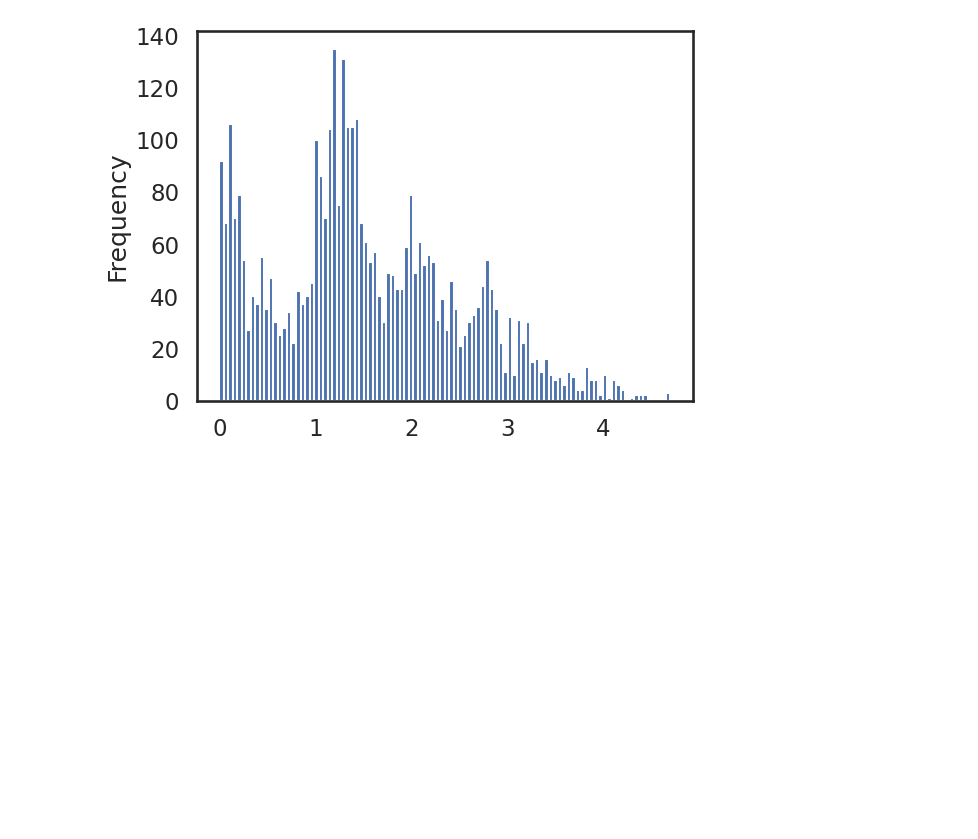
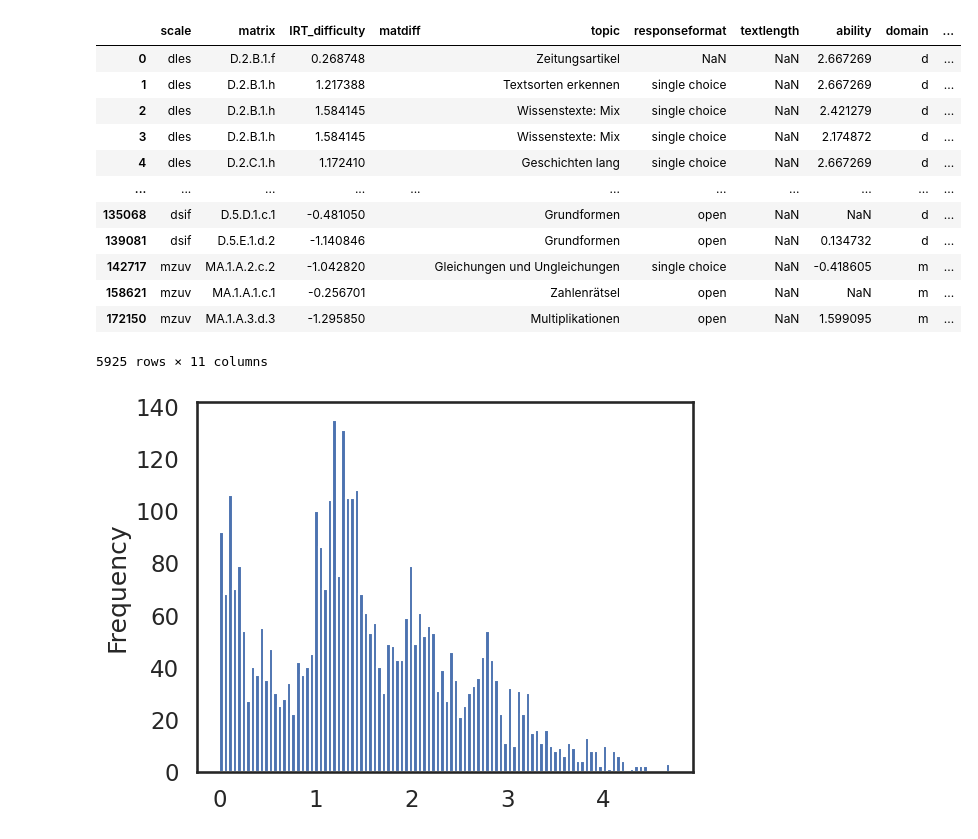
Before and after one commit to lisiq/Modelling-Students-Learning, a Jupyter notebook: Plot_results.ipynb, the cells around one changed output. Cells and saved outputs as stored; diff of their text form; code cells hidden in the pictures; blank space fills up the shorter version.

```diff
--- a/Plot_results.ipynb
+++ b/Plot_results.ipynb
@@ -47,3 +56,19 @@ with open(f'./results/{OUTNAME}_aux_data.pkl', 'rb') as handle:
+# %%
+df_item
+# %% [output]
+|  | scale | matrix | IRT_difficulty | matdiff | topic | responseformat | textlength | ability | domain | ... |
+| 0 | dles | D.2.B.1.f | 0.268748 |  | Zeitungsartikel | NaN | NaN | 2.667269 | d | ... |
+| 1 | dles | D.2.B.1.h | 1.217388 |  | Textsorten erkennen | single choice | NaN | 2.667269 | d | ... |
+| 2 | dles | D.2.B.1.h | 1.584145 |  | Wissenstexte: Mix | single choice | NaN | 2.421279 | d | ... |
+| 3 | dles | D.2.B.1.h | 1.584145 |  | Wissenstexte: Mix | single choice | NaN | 2.174872 | d | ... |
+| 4 | dles | D.2.C.1.h | 1.172410 |  | Geschichten lang | single choice | NaN | 2.667269 | d | ... |
+| ... | ... | ... | ... | ... | ... | ... | ... | ... | ... | ... |
+| 135068 | dsif | D.5.D.1.c.1 | -0.481050 |  | Grundformen | open | NaN | NaN | d | ... |
+| 139081 | dsif | D.5.E.1.d.2 | -1.140846 |  | Grundformen | open | NaN | 0.134732 | d | ... |
+| 142717 | mzuv | MA.1.A.2.c.2 | -1.042820 |  | Gleichungen und Ungleichungen | single choice | NaN | -0.418605 | m | ... |
+| 158621 | mzuv | MA.1.A.1.c.1 | -0.256701 |  | Zahlenrätsel | open | NaN | NaN | m | ... |
+| 172150 | mzuv | MA.1.A.3.d.3 | -1.295850 |  | Multiplikationen | open | NaN | 1.599095 | m | ... |
+5925 rows × 11 columns
 # %%
 if RELOAD:
     df = load_data_heterogeneous(DATA_FILE)
```
Also changed, not shown: parts of 6 cells of this notebook, 4 other files.
